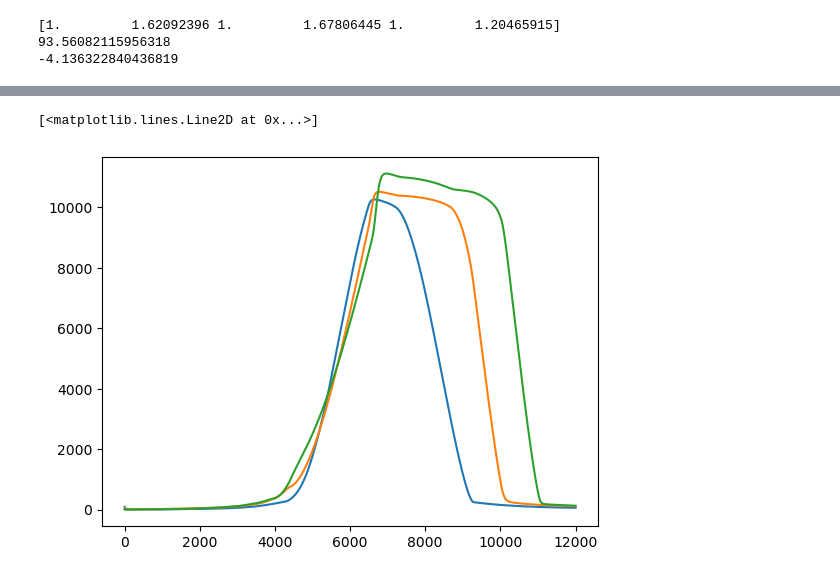
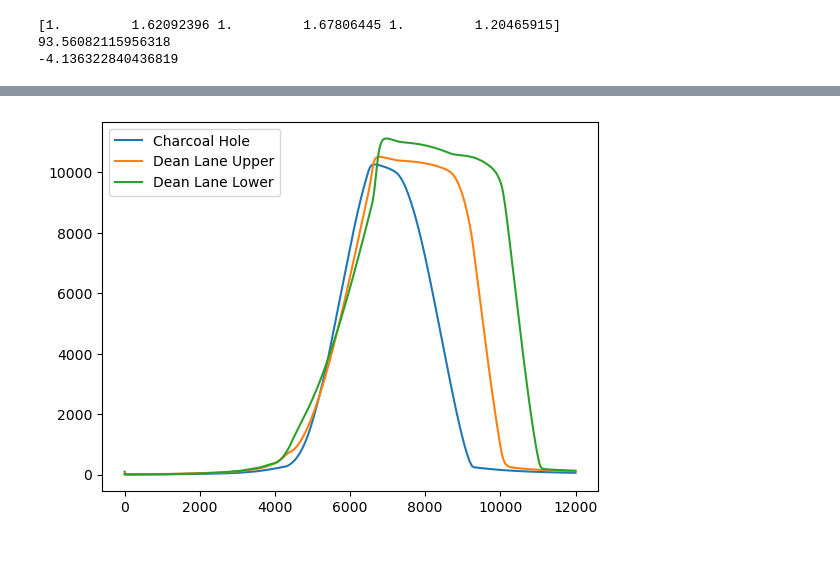
Before and after one commit to BMcCawley/floodify, a Jupyter notebook: example_30k.ipynb, the cells around one changed output, grey strips where cells are left out. Saved outputs shown, nothing was run; the diff lists cells and outputs as text; code cells hidden in the pictures.

```diff
--- a/example_30k.ipynb
+++ b/example_30k.ipynb
@@ -25,9 +25,9 @@ p_dir_inflow = Path("inflows")
 p_fsa_config = Path("fsa_config/storage_30k.json")
 p_optim_config = Path("optimisation_config/optimisation_config.json")
 # Define output paths
-p_plot_outfall_flow = Path("visuals/outfall_flow.html")
-p_plot_fsa_flow = Path("visuals/fsa_flow.html")
-p_plot_fsa_volume = Path("visuals/volume_flow.html")
+p_plot_outfall_flow = Path("visuals/outfall_flow")
+p_plot_fsa_flow = Path("visuals/fsa_flow")
+p_plot_fsa_volume = Path("visuals/volume_flow")
 # %%
 # Load in hypsometric curve data
 hypso_curves = {}
@@ -129,16 +132,18 @@ plt.plot(network.nodes["dean_lane_lower"]["flow"], label="Dean Lane Lower")
 # %%
 # Create plotly figure
 fsa_volume_fig = go.Figure()
 fsa_volume_fig.add_trace(go.Scatter(y=network.nodes["charcoal_hole"]["volume"], name="Charcoal Hole"))
 fsa_volume_fig.add_trace(go.Scatter(y=network.nodes["dean_lane_upper"]["volume"], name="Dean Lane Upper"))
 fsa_volume_fig.add_trace(go.Scatter(y=network.nodes["dean_lane_lower"]["volume"], name="Dean Lane Lower"))
 fsa_volume_fig.update_xaxes(title="Timestep")
 fsa_volume_fig.update_yaxes(title="Volume (m<sup>3</sup>)")
-fsa_volume_fig.write_html(p_plot_fsa_volume)
+fsa_volume_fig.write_html(p_plot_fsa_volume.with_suffix(".html"))
 # Create same figure in matplotlib
 plt.plot(network.nodes["charcoal_hole"]["volume"], label="Charcoal Hole")
 plt.plot(network.nodes["dean_lane_upper"]["volume"], label="Dean Lane Upper")
 plt.plot(network.nodes["dean_lane_lower"]["volume"], label="Dean Lane Lower")
+plt.legend()
+plt.savefig(p_plot_fsa_volume.with_suffix(".png"))
+plt.show()
 # %% [output]
-[<matplotlib.lines.Line2D at 0x...>]
-[figure, old version]
+[figure, new version]
```
Also changed, not shown: parts of 3 cells of this notebook, 7 other files.
